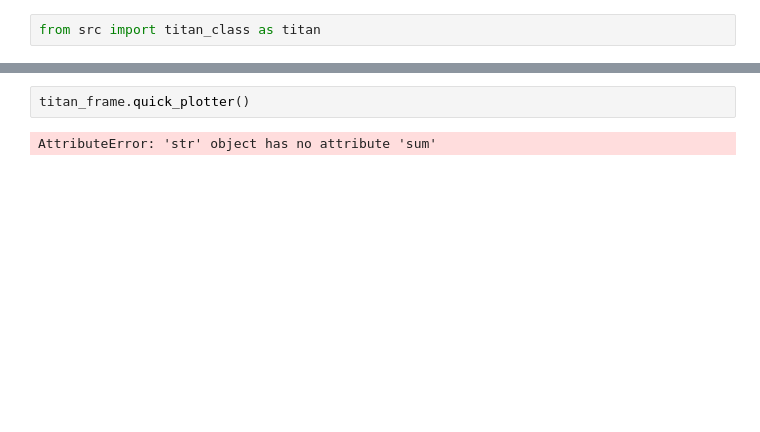
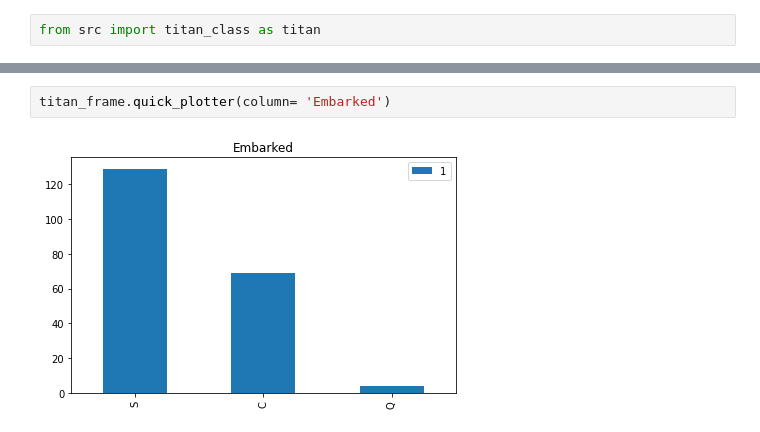
Before and after one commit to Dibmar/Data_Analisys, a Jupyter notebook: templates/main.ipynb, the cells around one changed output, grey strips where cells are left out. Cells and saved outputs as stored; diff of their text form; blank space fills up the shorter version.

```diff
--- a/templates/main.ipynb
+++ b/templates/main.ipynb
@@ -39,4 +43,4 @@ Data type and NaNs
 # %%
-titan_frame.quick_plotter()
+titan_frame.quick_plotter(column= 'Embarked')
 # %% [output]
-AttributeError: 'str' object has no attribute 'sum'
+[figure, added]
```
Also changed, not shown: parts of 5 cells of this notebook, 7 other files.
